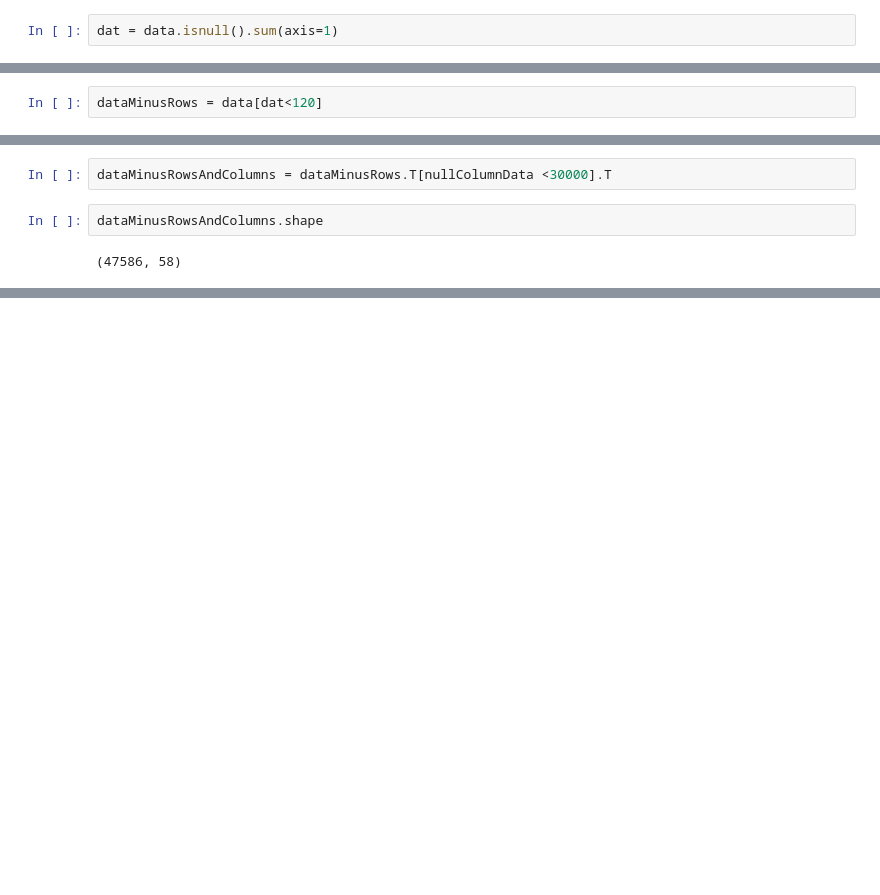
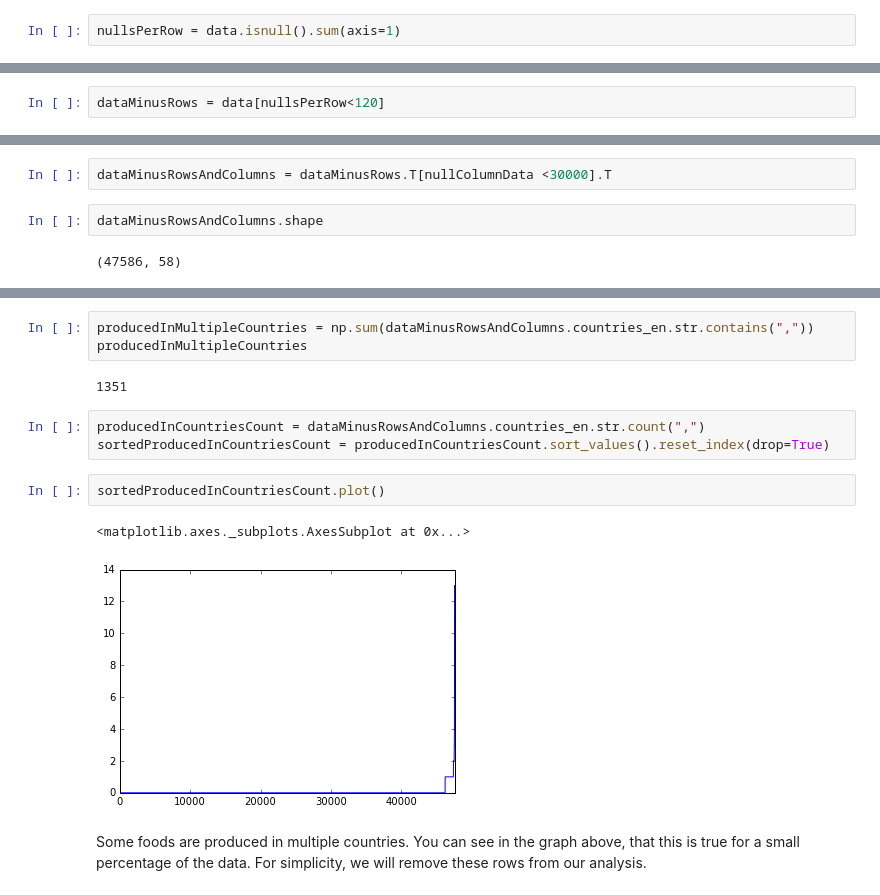
Before and after one commit to jaredvonhalle/CSC478WorldFoodFacts, a Jupyter notebook: Food.ipynb, the cells around one changed output, grey strips where cells are left out. Cells and saved outputs as stored; diff of their text form; blank space fills up the shorter version.

Commit message:
Begin predicting country

```diff
--- a/Food.ipynb
+++ b/Food.ipynb
@@ -185,2 +108,2 @@ dtype: int64
 # %%
-dat = data.isnull().sum(axis=1)
+nullsPerRow = data.isnull().sum(axis=1)
@@ -215,5 +130,5 @@ dat.iloc[1]
 # %%
-dataMinusRows = data[dat<120]
+dataMinusRows = data[nullsPerRow<120]
 # %%
 dataMinusRows.shape
 # %% [output]
@@ -299,0 +216,15 @@ dataMinusRowsAndColumns.shape
+# %%
+producedInMultipleCountries = np.sum(dataMinusRowsAndColumns.countries_en.str.contains(","))
+producedInMultipleCountries
+# %% [output]
+1351
+# %%
+producedInCountriesCount = dataMinusRowsAndColumns.countries_en.str.count(",")
+sortedProducedInCountriesCount = producedInCountriesCount.sort_values().reset_index(drop=True)
+# %%
+sortedProducedInCountriesCount.plot()
+# %% [output]
+<matplotlib.axes._subplots.AxesSubplot at 0x...>
+[figure, added]
+# %% [markdown]
+Some foods are produced in multiple countries. You can see in the graph above, that this is true for a small percentage of the data. For simplicity, we will remove these rows from our analysis.
```
Also changed, not shown: parts of 34 cells of this notebook.
